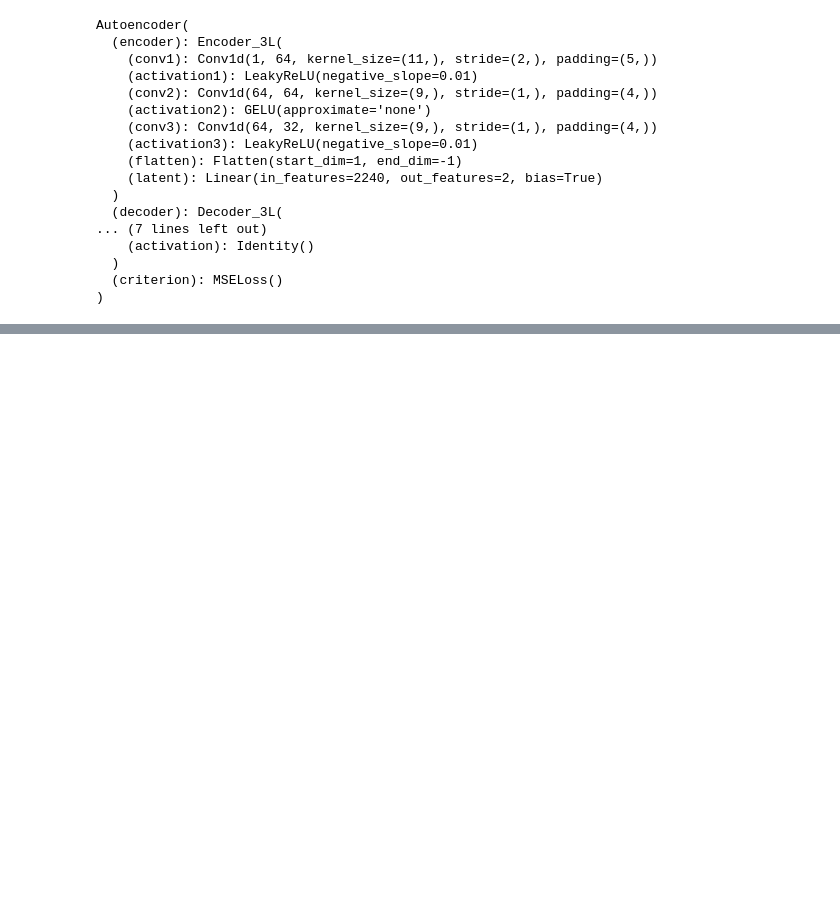
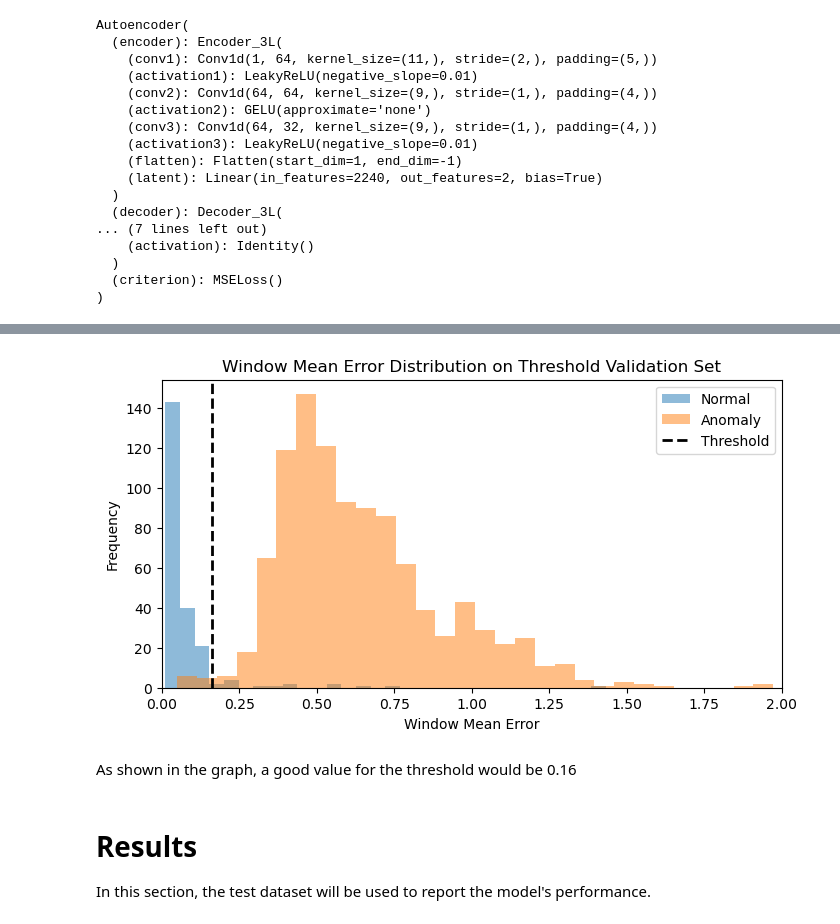
Before and after one commit to felipemattosv/ECG-anomaly-detection, a Jupyter notebook: 5_AE_Results.ipynb, the cells around one changed output, grey strips where cells are left out. Cells and saved outputs as stored; diff of their text form; code cells hidden in the pictures; blank space fills up the shorter version.

Commit message:
add ae results

```diff
--- a/5_AE_Results.ipynb
+++ b/5_AE_Results.ipynb
@@ -63,3 +151,10 @@ Autoencoder(
   )
   (criterion): MSELoss()
 )
+# %%
+window_size = best_hparams["window_size"]
+batch_size = best_hparams["batch_size"]
+latent_size = best_hparams["latent_size"]
+step_size = window_size
+# %%
+scaler = data['scaler']
@@ -65,0 +179,31 @@ Autoencoder(
+# %%
+labeled_th_df = pd.read_parquet("data/processed/threshold.parquet")
+normal_th_df = labeled_th_df.query("detailedTarget == 'Normal'")
+anomaly_th_df = labeled_th_df.query("detailedTarget != 'Normal'")
+
+input_columns = [col for col in labeled_th_df.columns if re.match(r't\d+$', col)]
+
+normal_th_df = pd.DataFrame(normal_th_df[input_columns].values.flatten(), columns=['signal'])
+anomaly_th_df = pd.DataFrame(anomaly_th_df[input_columns].values.flatten(), columns=['signal'])
+
+normal_point_errors = (compute_reconstruction_and_errors(normal_th_df, model, window_size, step_size, batch_size, scaler))['point_error'].values
+anomaly_point_errors = (compute_reconstruction_and_errors(anomaly_th_df, model, window_size, step_size, batch_size, scaler))['point_error'].values
+# %%
+normal_windowMeanErrors = compute_window_mean(normal_point_errors, window_size, step_size)
+anomaly_windowMeanErrors = compute_window_mean(anomaly_point_errors, window_size, step_size)
+# %%
+plot_histogram_distributions(
+    title='Window Mean Error Distribution on Threshold Validation Set',
+    xlabel='Window Mean Error',
+    points=[normal_windowMeanErrors, anomaly_windowMeanErrors],
+    labels=['Normal', 'Anomaly'],
+    figsize=(8, 4),
+    xlim=[0, 2],
+    ylim=None,
+    threshold=0.16,
+    num_bins='auto'
+)
+# %% [output]
+[figure, added]
+# %% [markdown]
+As shown in the graph, a good value for the threshold would be 0.16
@@ -65,0 +212,3 @@ Autoencoder(
+# %% [markdown]
+# Results
+In this section, the test dataset will be used to report the model's performance.
```
Also changed, not shown: parts of 49 cells of this notebook, 2 other files.
